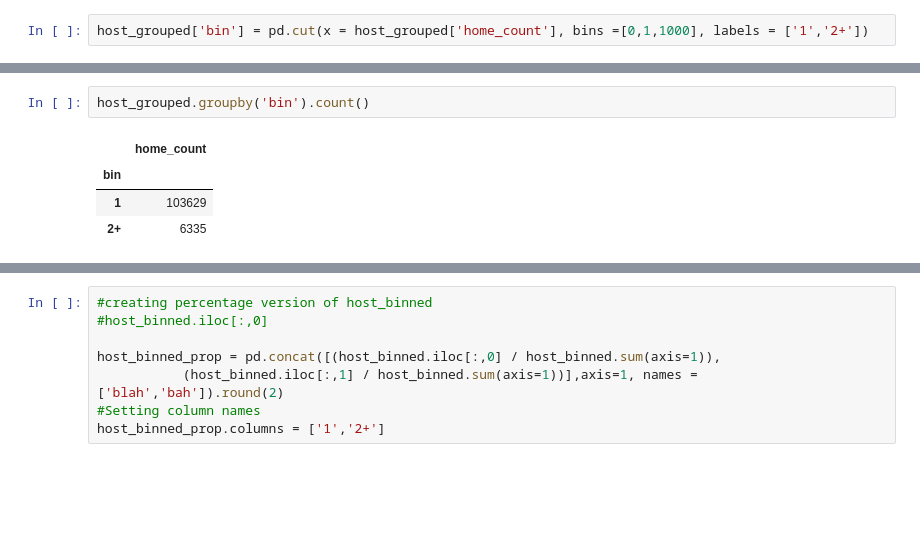
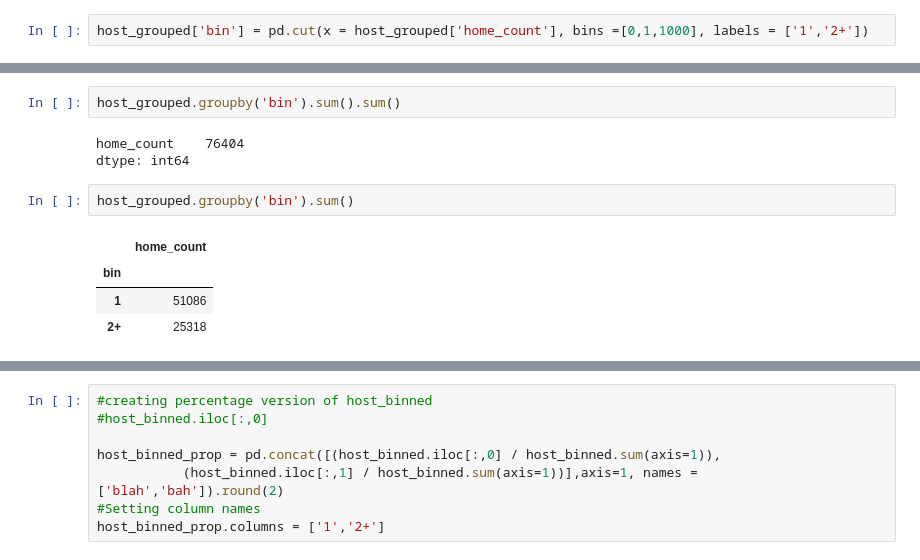
Before and after one commit to gisledb/udacity_nanodegree, a Jupyter notebook: ipython_notebooks/p6/P6_QA.ipynb, the cells around one changed output, grey strips where cells are left out. Saved outputs shown, nothing was run; the diff lists cells and outputs as text; blank space fills up the shorter version.

```diff
--- a/ipython_notebooks/p6/P6_QA.ipynb
+++ b/ipython_notebooks/p6/P6_QA.ipynb
@@ -100,7 +100,12 @@ host_grouped.tail()
+# %%
+host_grouped.groupby('bin').sum().sum()
+# %% [output]
+home_count    76404
+dtype: int64
 # %%
-host_grouped.groupby('bin').count()
+host_grouped.groupby('bin').sum()
 # %% [output]
 |  | home_count |
 | bin |  |
-| 1 | 103629 |
-| 2+ | 6335 |
+| 1 | 51086 |
+| 2+ | 25318 |
```
Also changed, not shown: parts of 21 cells of this notebook.
